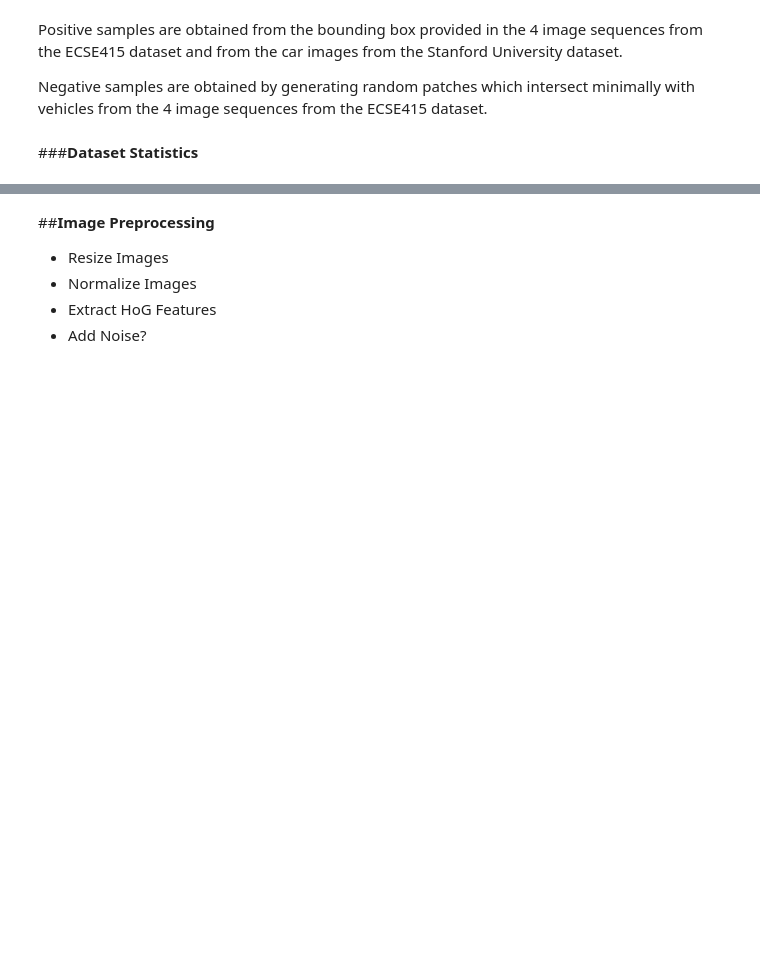
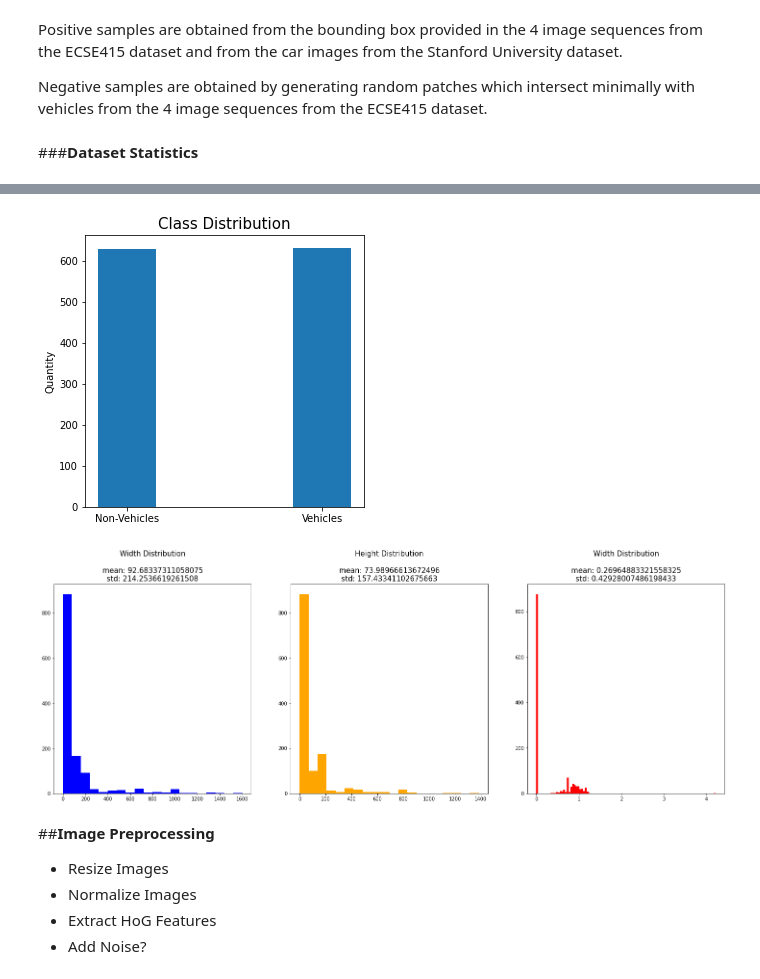
Before and after one commit to chrismartel/ECSE415-Project-G7, a Jupyter notebook: classification/classification.ipynb, the cells around one changed output, grey strips where cells are left out. Drawn from its saved outputs; the diff is of its cells as text; code cells hidden in the pictures; blank space fills up the shorter version.

```diff
--- a/classification/classification.ipynb
+++ b/classification/classification.ipynb
@@ -291,7 +291,7 @@ def build_dataset(positive_negative_ratio=1, min_intersection_ratio=0.8, use_ext
 # %%
 import numpy as np
 
-def dataset_statistics(sequences, statistic_types):
+def dataset_statistics(sequences, statistic_types, number_of_banks=5):
   '''
       Collect width, height, and aspect ratios statistics from image dataset.
 
@@ -316,45 +316,36 @@ def dataset_statistics(sequences, statistic_types):
   # compute statistics on full image dataset
   if 'aspect_ratio' in statistic_types:
     aspect_ratios = np.zeros(number_of_samples)
-    min_aspect_ratio, max_aspect_ratio = np.iinfo(np.int32).max, 0
 
   if 'width' in statistic_types:
     widths = np.zeros(number_of_samples)
-    min_width, max_width = np.iinfo(np.int32).max, 0
 
   if 'height' in statistic_types:
     heights = np.zeros(number_of_samples)
-    min_height, max_height = np.iinfo(np.int32).max, 0
 
   for seq in sequences.values():
     for i, sample in enumerate(seq):
       if 'width' in statistic_types:
         widths[i] = sample[0].shape[1]
-        min_width = widths[i] if widths[i] < min_width else min_width
-        max_width = widths[i] if widths[i] > max_width else max_width
 
       if 'height' in statistic_types:
         heights[i] = sample[0].shape[0]
-        min_height = heights[i] if heights[i] < min_height else min_height
-        max_height = widths[i] if widths[i] > max_height else max_height
 
       if 'aspect_ratio' in statistic_types:
         aspect_ratios[i] = heights[i] / float(widths[i])
-        min_aspect_ratio = aspect_ratios[i] if aspect_ratios[i] < min_aspect_ratio else min_aspect_ratio
-        max_aspect_ratio = aspect_ratios[i] if aspect_ratios[i] > max_aspect_ratio else max_aspect_ratio
 
       if 'class_distribution' in statistic_types:
         class_count[sample[1]] += 1
 
   stats = dict()
   if 'width' in statistic_types:
-    stats['width'] = (min_width, max_width)
+    stats['widths'] = widths
 
   if 'height' in statistic_types:
-    stats['height'] = (min_height, max_height)
+    stats['heights'] = heights
 
   if 'aspect_ratio' in statistic_types:
-    stats['aspect_ratio'] = (min_aspect_ratio, max_aspect_ratio)
+    stats['aspect_ratios'] = aspect_ratios
 
   if 'class_distribution' in statistic_types:
     stats['class_distribution'] = class_count
@@ -400,3 +354,47 @@ plt.show()
+# %%
+from scipy.stats import norm
+# Dataset parameters
+# positive_negative_ratio=1
+# min_intersection_ratio = 0.8
+# use_external_vehicle_samples = True
+# number_of_external_vehicle_samples = 500
+
+# # Build Dataset
+# sequences = build_dataset(positive_negative_ratio=positive_negative_ratio, min_intersection_ratio=min_intersection_ratio, use_external_vehicle_samples=use_external_vehicle_samples, number_of_external_vehicle_samples=number_of_external_vehicle_samples)
+
+# Compute Image Statistics
+statistics = dataset_statistics(sequences, ['width','height','aspect_ratio','class_distribution'])
+
+# Display Class Distribution
+class_count = statistics['class_distribution']
+
+plt.figure(figsize=(5,5))
+plt.bar(['Non-Vehicles','Vehicles'],class_count, width=0.3)
+plt.ylabel('Quantity')
+plt.title("Class Distribution", fontsize='15')
+plt.show()
+
+# Display Stats Range Distribution
+fig, axes = plt.subplots(1,3)
+fig.set_figheight(8)
+fig.set_figwidth(25)
+
+statistics['widths'] = statistics['widths'][np.where(statistics['widths'] <= 2000)]
+axes[0].hist(statistics['widths'], bins=20, color='blue')
+axes[0].set_title("Width Distribution\n\nmean: {mean}\nstd: {std}".format(mean=np.mean(statistics['widths']), std=np.std(statistics['widths'])), fontsize='15')
+
+statistics['heights'] = statistics['heights'][np.where(statistics['heights'] <= 2000)]
+axes[1].hist(statistics['heights'], bins=20, color='orange')
+axes[1].set_title("Height Distribution\n\nmean: {mean}\nstd: {std}".format(mean=np.mean(statistics['heights']), std=np.std(statistics['heights'])), fontsize='15')
+
+statistics['aspect_ratios'] = statistics['aspect_ratios'][np.where(statistics['aspect_ratios'] <= 2000)]
+axes[2].hist(statistics['aspect_ratios'], bins=100, color='red')
+axes[2].set_title("Width Distribution\n\nmean: {mean}\nstd: {std}".format(mean=np.mean(statistics['aspect_ratios']), std=np.std(statistics['aspect_ratios'])), fontsize='15')
+
+plt.show()
+# %% [output]
+[figure, added]
+[figure, added]
 # %% [markdown]
 ##**Image Preprocessing**
 
```
Also changed, not shown: parts of 1 cell of this notebook.
